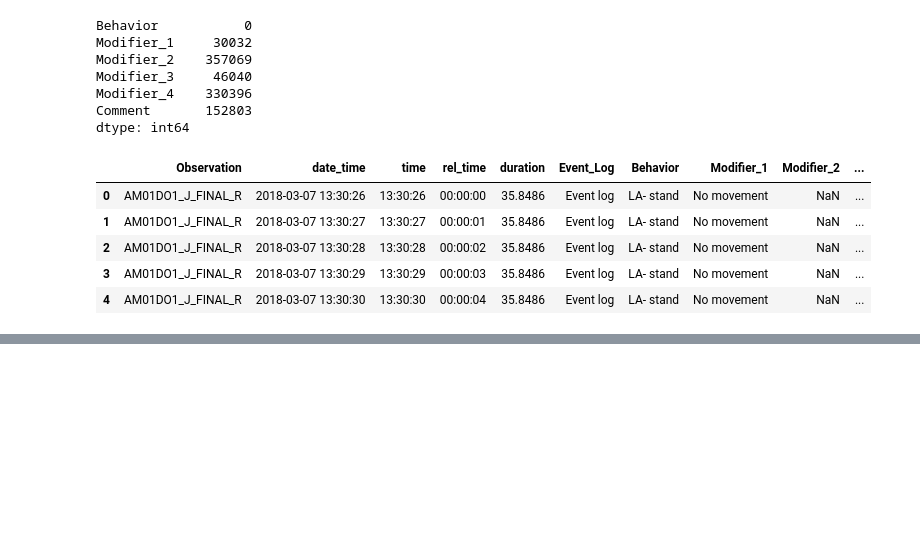
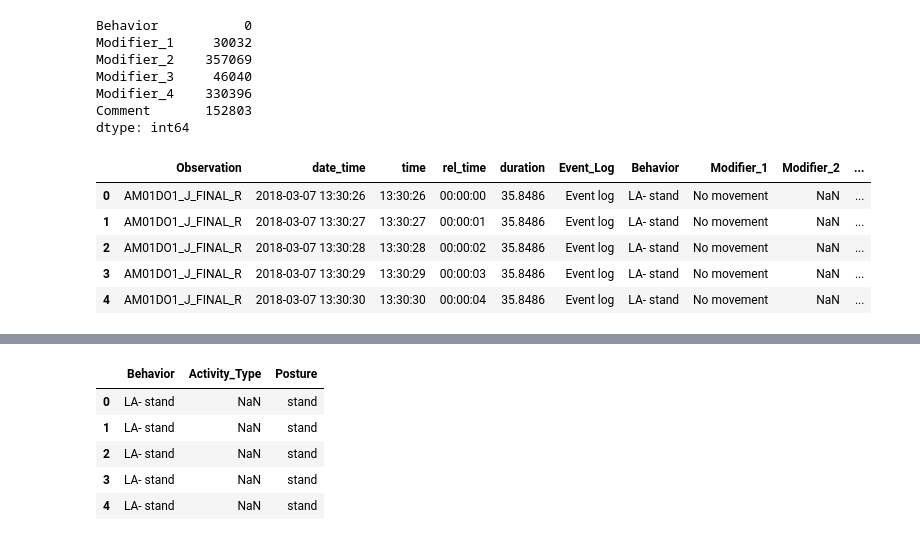
Before and after one commit to CameronWafer/WAVES, a Jupyter notebook: AM Junk/AM_restart1.ipynb, the cells around one changed output, grey strips where cells are left out. Saved outputs shown, nothing was run; the diff lists cells and outputs as text; code cells hidden in the pictures; blank space fills up the shorter version.

```diff
--- a/AM Junk/AM_restart1.ipynb
+++ b/AM Junk/AM_restart1.ipynb
@@ -305,0 +324,92 @@ sec_by_sec_last[["Observation", "rel_time", "date_time", "time", "duration"]].he
+# %%
+# ------------------------------------------------------------
+# Split Behavior into Activity_Type and Posture (coded values)
+# (Behavior stays as-is; new columns are filled per Observation)
+# ------------------------------------------------------------
+
+sec_by_sec["Activity_Type"] = pd.NA
+sec_by_sec["Posture"] = pd.NA
+
+beh = sec_by_sec["Behavior"].astype("string").str.strip()
+beh_norm = beh.str.lower().str.replace(r"\s+", " ", regex=True)
+
+# Activity type mapping (Behavior -> activity_type code)
+activity_map = {
+    "sl- sleep": "sleep",
+    "pc- groom, health-related": "pc_groom",
+    "pc- other personal care": "pc_other",
+    "ha- housework": "ha_housework",
+    "ha- food prep and cleanup": "ha_food",
+    "ha- interior maintenance, repair, & decoration": "ha_interior",
+    "ha- exterior maintenance, repair, & decoration": "ha_exterior",
+    "ha- lawn, garden and houseplants": "ha_lawn",
+    "ha- animals and pets": "ha_pets",
+    "ha- household management/other household activities": "ha_other",
+    "ca- caring for and helping children": "care_children",
+    "ca- caring for and helping adults": "care_adults",
+    "wrk- general": "work_general",
+    "wrk- screen based": "work_screen",
+    "edu- taking class, research, homework": "edu_class",
+    "edu- extracurricular": "edu_other",
+    "org- organizational civic, volunteer, and religious activities": "com_church",
+    "org - volunteer work": "com_volunteer",
+    "org- volunteer work": "com_volunteer",
+    "pur- purchasing goods and services": "com_purchase",
+    "eat- eating and drinking, waiting": "ha_eat",
+    "les- socializing, communicating, leisure time not screen": "les_social",
+    "les- screen based leisure time (tv, video game, computer)": "les_screen",
+    "ex- participating in sport, exercise or recreation": "ex_sport",
+    "ex- attending sport, recreational event, or performance": "les_attend",
+    "trav- passenger bus or train": "trav_pass",
+    "trav- driver (car/truck/motorcycle)": "trav_drive",
+    "trav- biking": "trav_bike",
+    "trav- walking": "trav_walk",
+    "trav-walking": "trav_walk",
+    "other- non codable": "non_codable",
+}
+
+# Posture mapping (Behavior -> posture code)
+posture_map = {
+    "sb-sitting": "sitting",
+    "sb- lying": "lying",
+    "la- kneeling/ squatting": "kneel_squat",
+    "la- stretching": "stretch",
+    "la- stand": "stand",
+    "la- stand and move": "stand_move",
+    "la- stand and move with upper body movement": "stand_move",
+    "la- stand and move with unidentifiable upper body movement": "stand_move",
+    "wa- walk": "walk",
+    "wa-walk with load": "walk_load",
+    "wa- ascend stairs": "ascend",
+    "wa- descend stairs": "descend",
+    "wa- running": "running",
+    "sp- bike": "biking",
+    "sp- other sport movement": "sport_move",
+    "sp- muscle strengthening": "muscle_strength",
+    "sp -kick": "sport_move",
+    "sp- jump": "sport_move",
+    "sp- throw": "sport_move",
+    "private/not coded": "not_coded",
+}
+
+activity_codes = beh_norm.map(activity_map)
+posture_codes = beh_norm.map(posture_map)
+
+sec_by_sec.loc[activity_codes.notna(), "Activity_Type"] = activity_codes
+sec_by_sec.loc[posture_codes.notna(), "Posture"] = posture_codes
+
+# Carry forward within each Observation
+sort_col = "date_time" if "date_time" in sec_by_sec.columns else "date_time_abs"
+sec_by_sec = sec_by_sec.sort_values(["Observation", sort_col], kind="mergesort")
+sec_by_sec[["Activity_Type", "Posture"]] = (
+    sec_by_sec.groupby("Observation", sort=False)[["Activity_Type", "Posture"]].ffill()
+)
+
+sec_by_sec[["Behavior", "Activity_Type", "Posture"]].head()
+# %% [output]
+|  | Behavior | Activity_Type | Posture |
+| 0 | LA- stand | NaN | stand |
+| 1 | LA- stand | NaN | stand |
+| 2 | LA- stand | NaN | stand |
+| 3 | LA- stand | NaN | stand |
+| 4 | LA- stand | NaN | stand |
```
Also changed, not shown: parts of 3 cells of this notebook.
